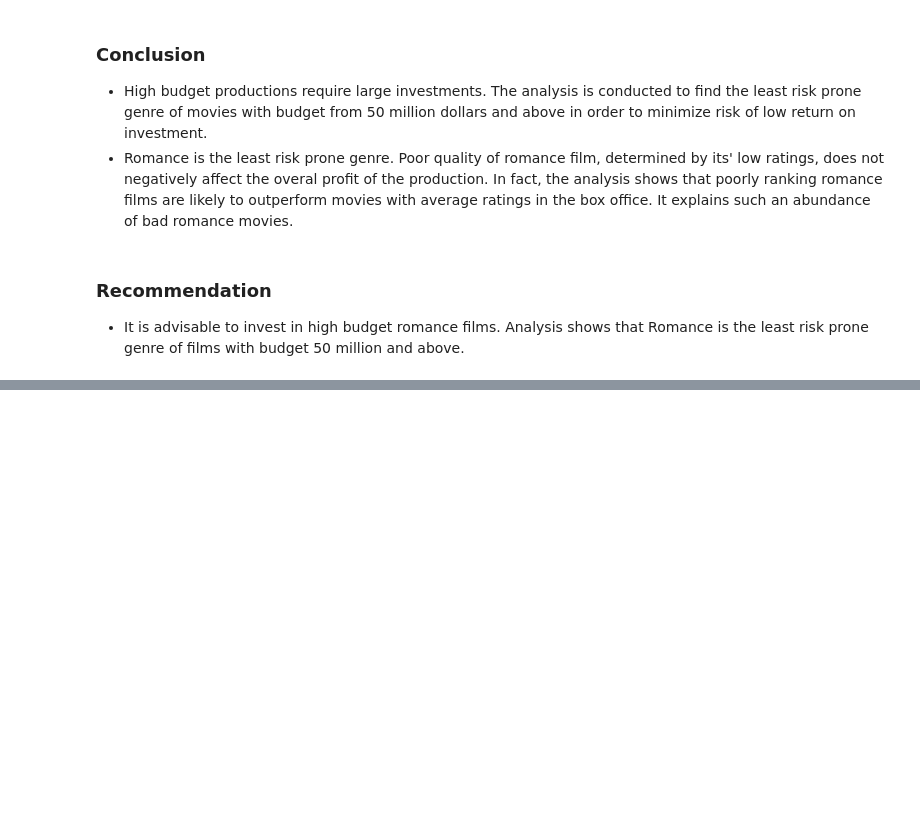
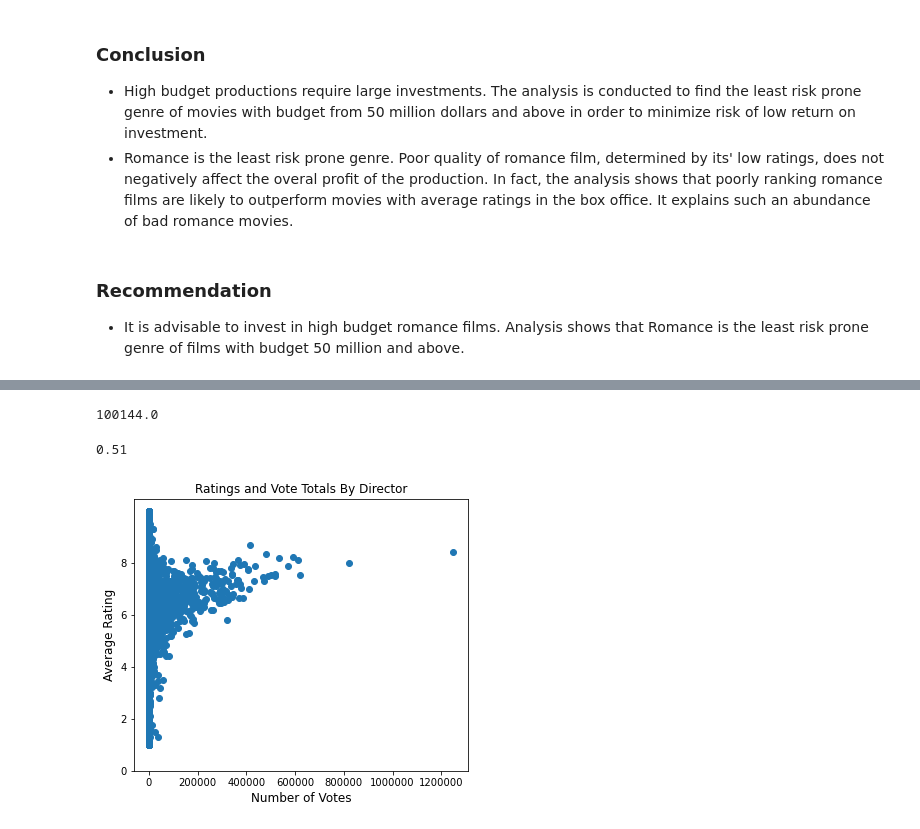
Before and after one commit to learn-co-curriculum/dsc-phase-1-project-v2-4, a Jupyter notebook: final_notebook.ipynb, the cells around one changed output, grey strips where cells are left out. Cells and saved outputs as stored; diff of their text form; code cells hidden in the pictures; blank space fills up the shorter version.

```diff
--- a/final_notebook.ipynb
+++ b/final_notebook.ipynb
@@ -723,0 +750,3 @@ plt.savefig("visualization_images/Profit and rating correlation");
+# %%
+#merging our director_ratings_join with movie_persons_query1, which contains director name(primary_name)
+df_director_merge = pd.merge(director_ratings_join, movie_persons_query1 , how = 'inner', on='person_id')
@@ -723,0 +762,9 @@ plt.savefig("visualization_images/Profit and rating correlation");
+# %%
+#dropping duplicate movie_id values
+df_director_merge1 = df_director_merge.drop_duplicates(subset = "movie_id")
+# %%
+#Grouping by primary_name while finding the average rating and average number of votes for each name
+df_director_merge2 = df_director_merge1.groupby("primary_name").mean()
+# %%
+# df_graph takes the origiinal director file and sorts by first average rating and then number for votes. Only top twenty names returned
+df_graph = df_director_merge2.sort_values(by= ["averagerating", "numvotes"], ascending=False)
@@ -723,0 +808,5 @@ plt.savefig("visualization_images/Profit and rating correlation");
+# %%
+#Finding the top 0.5% of most voted Directors
+np.percentile(df_graph['numvotes'], 99.5).round(1)
+# %% [output]
+100144.0
@@ -723,0 +815,16 @@ plt.savefig("visualization_images/Profit and rating correlation");
+# %%
+df_graph_filtered['averagerating'].corr(df_graph_filtered['numvotes']).round(2)
+# %% [output]
+0.51
+# %%
+fig, ax = plt.subplots(figsize=(6, 5))
+
+ax.scatter(x= df_graph["numvotes"], y= df_graph["averagerating"])
+plt.title("Ratings and Vote Totals By Director")
+plt.yticks(np.arange(0, 10, 2))
+ax.ticklabel_format(useOffset=False, style='plain')
+ax.set_ylabel('Average Rating',fontsize=12)
+ax.set_xlabel('Number of Votes',fontsize=12);
+plt.savefig("Ratings and Vote Totals By Director unfiltered");
+# %% [output]
+[figure, added]
```
Also changed, not shown: parts of 17 cells of this notebook, 5 other files.
